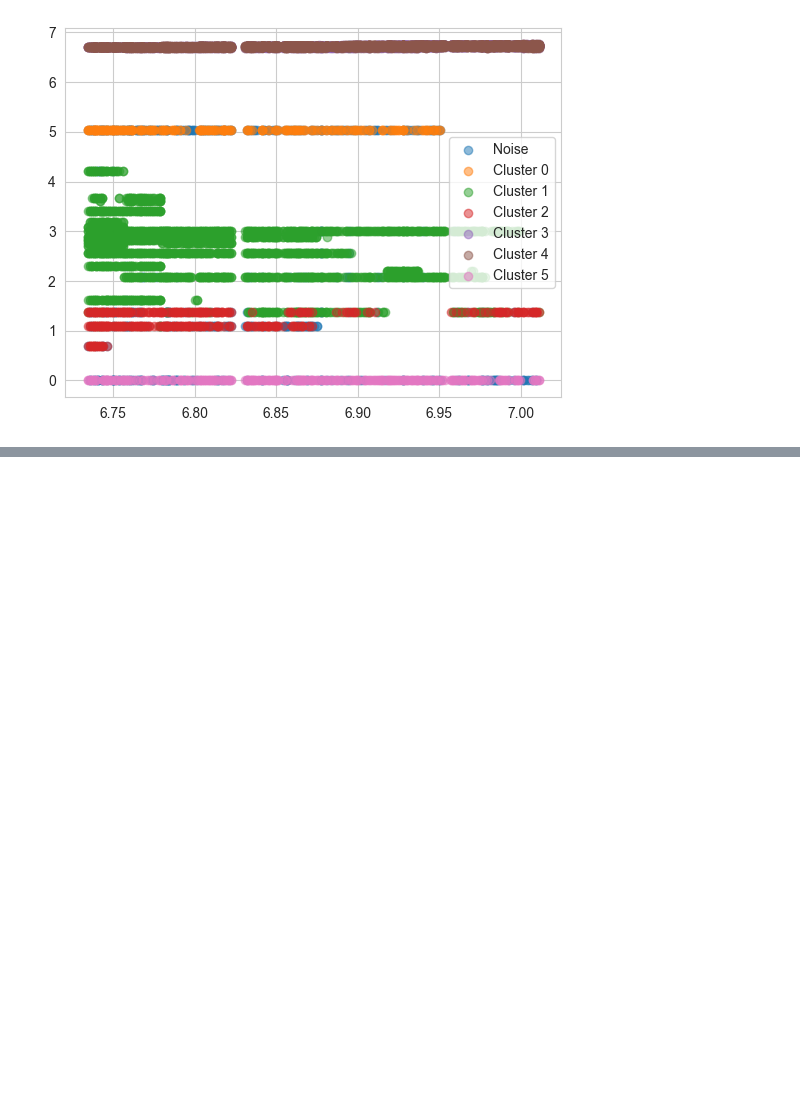
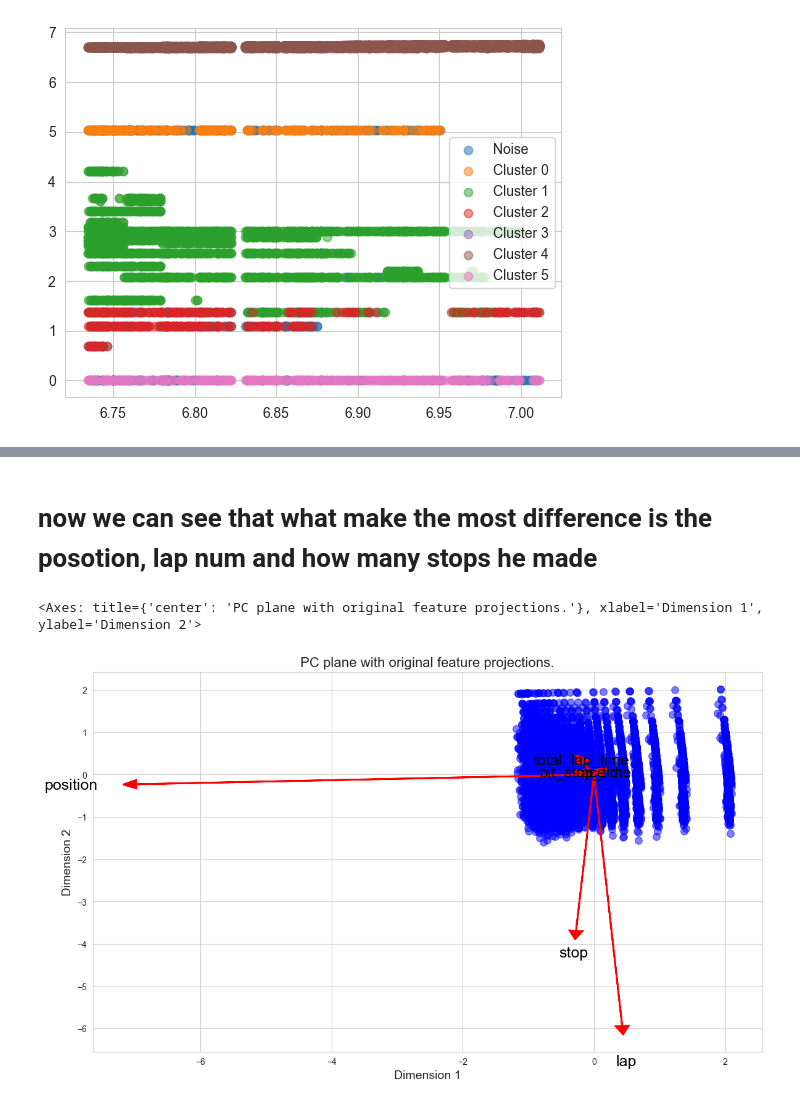
Before and after one commit to nirmolcho/Clustering_and_TS_DS_Alg, a Jupyter notebook: Clustering/Clustering.ipynb, the cells around one changed output, grey strips where cells are left out. Drawn from its saved outputs; the diff is of its cells as text; code cells hidden in the pictures; blank space fills up the shorter version.

```diff
--- a/Clustering/Clustering.ipynb
+++ b/Clustering/Clustering.ipynb
@@ -504,0 +517,12 @@ plt.show()
+# %% [markdown]
+# now we can see that what make the most difference is the posotion, lap num and how many stops he made
+# %%
+log_data.drop(['driverId'],axis=1,inplace=True)
+# %%
+reduced_data = pca.transform(final)
+pca_samples = pca.transform(log_data)
+reduced_data = pd.DataFrame(reduced_data,columns=['Dimension 1','Dimension 2','Dimension 3','Dimension 4','Dimension 5'])
+vs.biplot(final,reduced_data,pca)
+# %% [output]
+<Axes: title={'center': 'PC plane with original feature projections.'}, xlabel='Dimension 1', ylabel='Dimension 2'>
+[figure, added]
```
Also changed, not shown: parts of 17 cells of this notebook.
